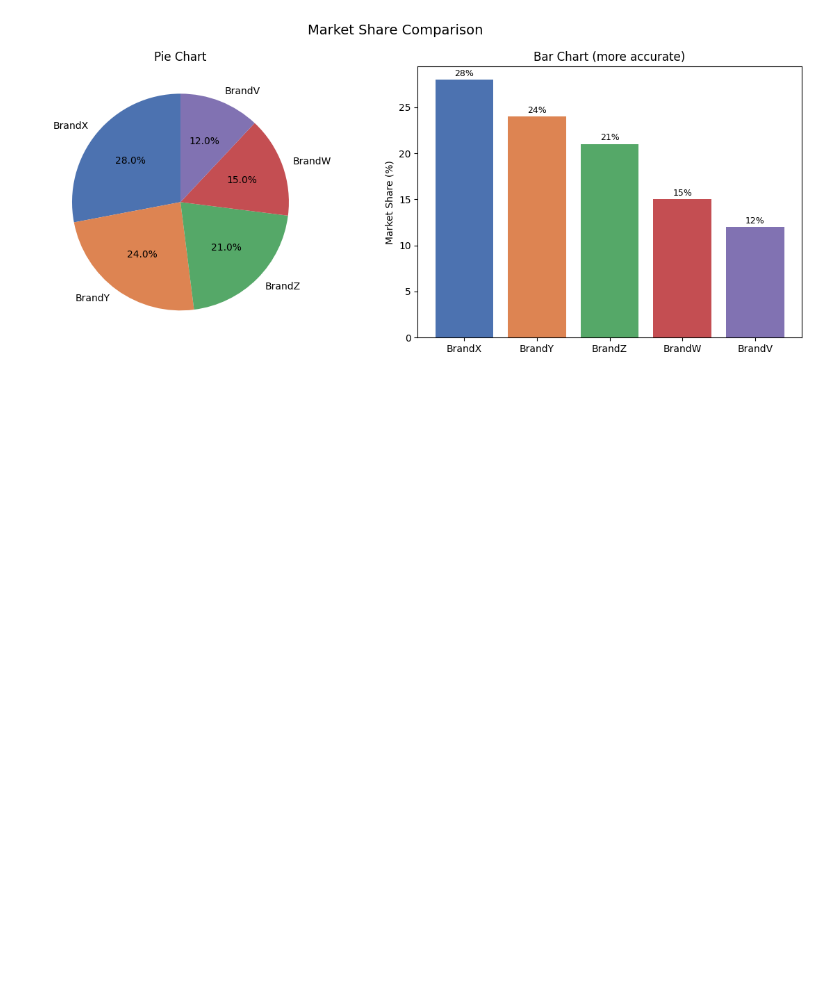
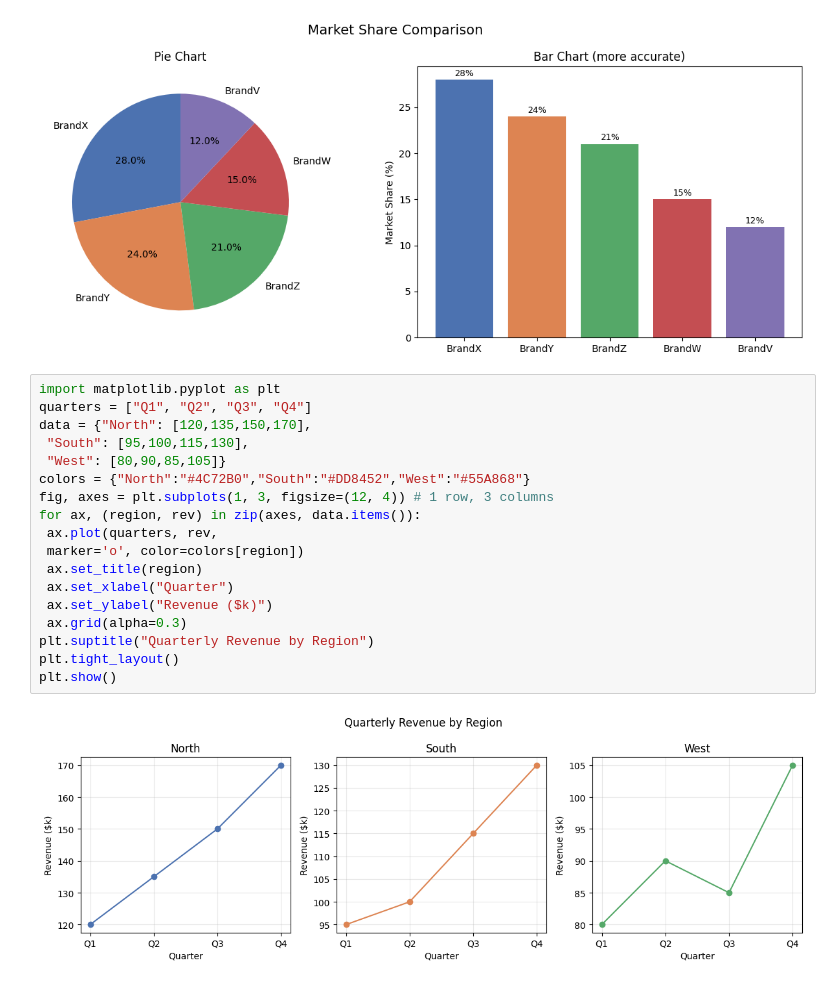
Before and after one commit to sanodyaJinadasa/Data-Visualization, a Jupyter notebook: practical.ipynb, the cells around one changed output. Saved outputs shown, nothing was run; the diff lists cells and outputs as text; blank space fills up the shorter version.

```diff
--- a/practical.ipynb
+++ b/practical.ipynb
@@ -266,3 +266,23 @@ plt.tight_layout()
 plt.show()
 # %% [output]
 [figure]
+# %%
+import matplotlib.pyplot as plt
+quarters = ["Q1", "Q2", "Q3", "Q4"]
+data = {"North": [120,135,150,170],
+ "South": [95,100,115,130],
+ "West": [80,90,85,105]}
+colors = {"North":"#4C72B0","South":"#DD8452","West":"#55A868"}
+fig, axes = plt.subplots(1, 3, figsize=(12, 4)) # 1 row, 3 columns
+for ax, (region, rev) in zip(axes, data.items()):
+ ax.plot(quarters, rev,
+ marker='o', color=colors[region])
+ ax.set_title(region)
+ ax.set_xlabel("Quarter")
+ ax.set_ylabel("Revenue ($k)")
+ ax.grid(alpha=0.3)
+plt.suptitle("Quarterly Revenue by Region")
+plt.tight_layout()
+plt.show()
+# %% [output]
+[figure, added]
```
Also changed, not shown: parts of 1 cell of this notebook.
